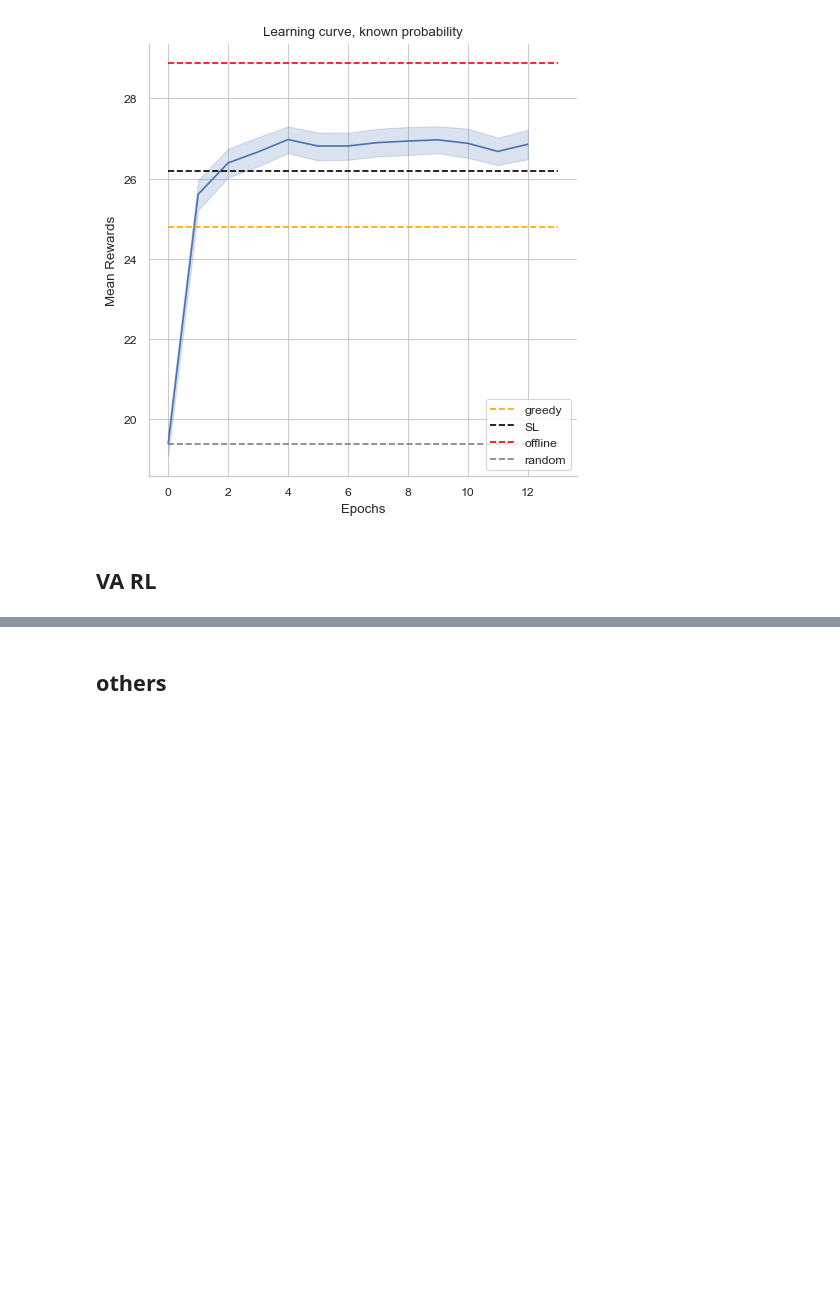
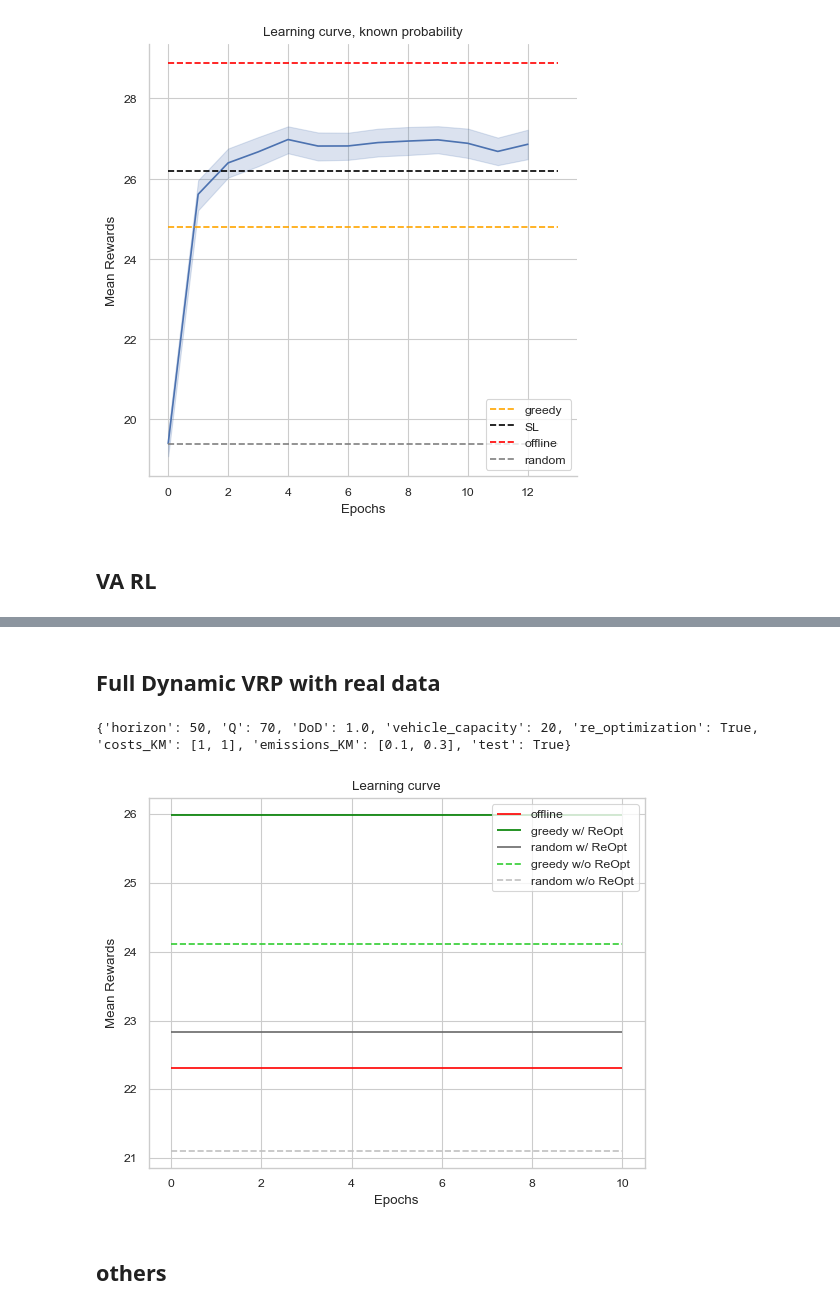
Before and after one commit to Farid-Najar/DynamicQVRP, a Jupyter notebook: results.ipynb, the cells around one changed output, grey strips where cells are left out. Drawn from its saved outputs; the diff is of its cells as text; code cells hidden in the pictures; blank space fills up the shorter version.

```diff
--- a/results.ipynb
+++ b/results.ipynb
@@ -304,3 +338,79 @@ plot(data)
+# %% [markdown]
+## Full Dynamic VRP with real data
+# %%
+import pickle
+
+wo = 'woReOpt'
+w = 'wReOpt'
+# file = "res_woReOpt_500"
+# file = "res_clusters_test"
+file = "res_VRP_fullDyn"
+# file = "res_wReOpt_500"
+# file = "res_TSP"
+# file = "res_TSP_fullDynamic"
+with open(f'results/{file}/{w}/env_configs.pkl', 'rb') as f:
+    env_configs = pickle.load(f)
+try:
+    env_configs["horizon"] = env_configs["K"]
+    env_configs.pop("K")
+except:
+    pass
+print(env_configs)
+
+
+with open(f'results/{file}/res_offline.pkl', "rb") as f:
+    res_offline = pickle.load(f)
+
+# with open(f'results/{file}/res_RL_DQN_clusters_VA.pkl', "rb") as f:
+#     res_RL = pickle.load(f)
+
+# with open(f'results/{file}/res_MSA.pkl', "rb") as f:
+#     res_MSA = pickle.load(f)
+
+with open(f'results/{file}/{w}/res_greedy.pkl', "rb") as f:
+    res_greedy = pickle.load(f)
+
+with open(f'results/{file}/{w}/res_random.pkl', "rb") as f:
+    res_random = pickle.load(f)
+
+with open(f'results/{file}/{wo}/res_greedy.pkl', "rb") as f:
+    res_greedy_wo = pickle.load(f)
+
+with open(f'results/{file}/{wo}/res_random.pkl', "rb") as f:
+    res_random_wo = pickle.load(f)
+# %% [output]
+{'horizon': 50, 'Q': 70, 'DoD': 1.0, 'vehicle_capacity': 20, 're_optimization': True, 'costs_KM': [1, 1], 'emissions_KM': [0.1, 0.3], 'test': True}
+# %%
+# episode_durations = np.load('results/dqn_rs_VA.npy')
+# plt.plot(y, label="RL (DQN)")
+# plt.hlines(res_SL["rs"].mean(), 0, 5, 'black', label="SL", linestyles='--')
+# sns.relplot(
+#     data=df, kind="line",
+#     x="epoch", y="rs",
+#     errorbar=("ci", 95),
+#     # markers=True, dashes=False
+# )
+
+# sns.relplot(
+#     data=df_test, kind="line",
+#     x="epoch", y="rs",
+#     errorbar=("ci", 95),
+#     # markers=True, dashes=False
+# )
+
+plt.hlines(res_offline["rs"].mean(), 0, len(rs), 'red', label="offline", linestyles='solid')
+plt.hlines(res_greedy["rs"].mean(), 0, len(rs), 'green', label="greedy w/ ReOpt", linestyles='solid')
+plt.hlines(res_random["rs"].mean(), 0, len(rs), 'dimgray', label="random w/ ReOpt", linestyles='solid')
+plt.hlines(res_greedy_wo["rs"].mean(), 0, len(rs), 'limegreen', label="greedy w/o ReOpt", linestyles='--')
+plt.hlines(res_random_wo["rs"].mean(), 0, len(rs), 'silver', label="random w/o ReOpt", linestyles='--')
+
+plt.xlabel('Epochs')
+plt.ylabel('Mean Rewards')
+plt.title('Learning curve')
+plt.legend()
+plt.show()
+# %% [output]
+[figure, added]
 # %% [markdown]
 ## others
 # %% [markdown]
```
Also changed, not shown: parts of 10 cells of this notebook, 23 other files.
